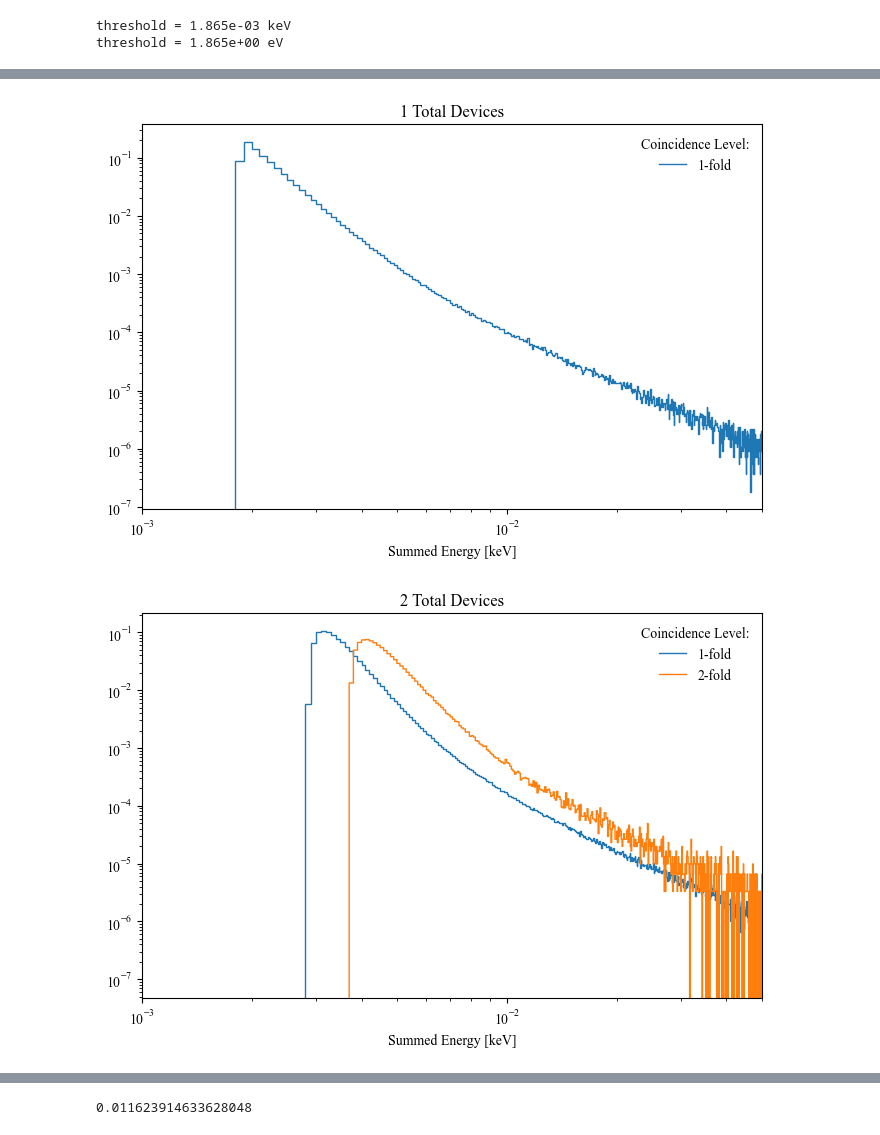
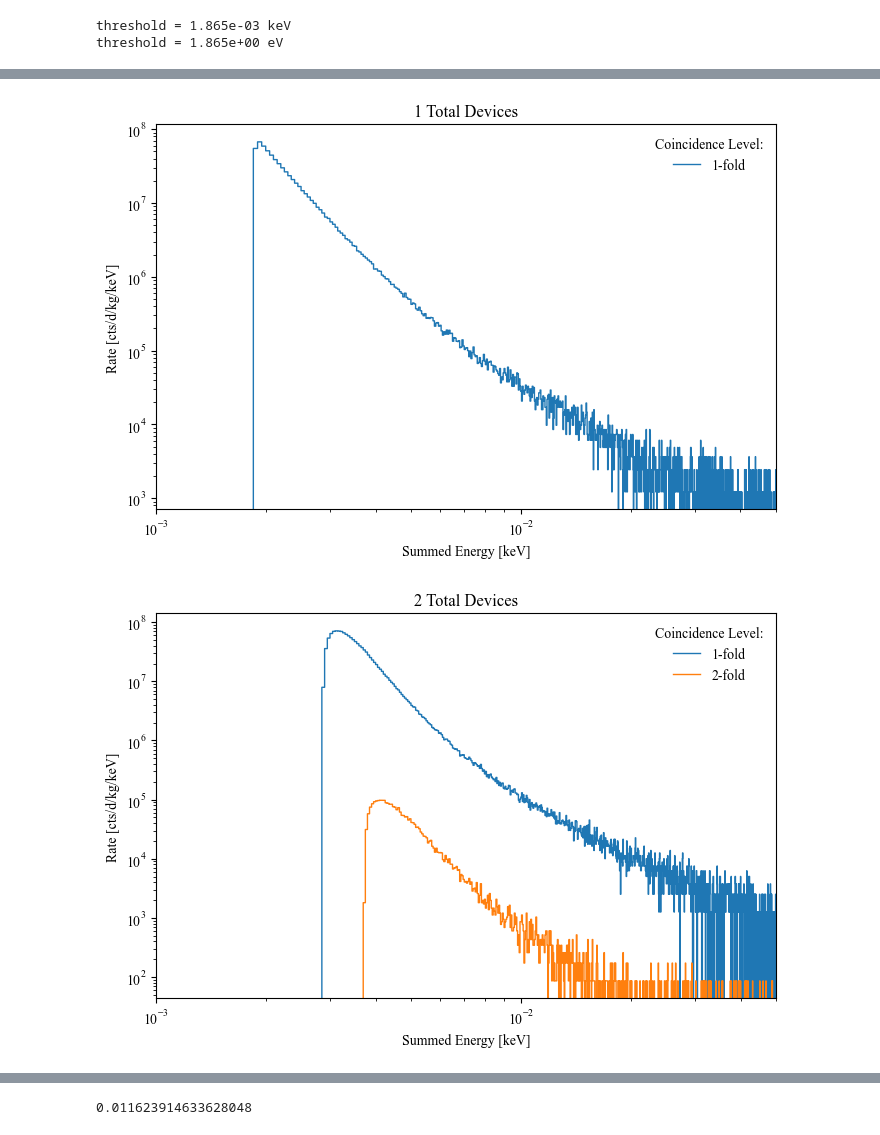
Before and after one commit to spice-herald/DarkLim, a Jupyter notebook: examples/generate_lee_templates_powerlaw.ipynb, the cells around one changed output, grey strips where cells are left out. Cells and saved outputs as stored; diff of their text form; code cells hidden in the pictures.

Commit message:
templates now being saved

```diff
--- a/examples/generate_lee_templates_powerlaw.ipynb
+++ b/examples/generate_lee_templates_powerlaw.ipynb
@@ -53,17 +54,25 @@ plt.savefig('./pretty_plots/erlang.png',facecolor='white',bbox_inches='tight')
 [figure]
 # %%
 # generate ntoys
-
 
 def power_bkgd(x,amplitude,abs_power):
     return amplitude * x**(-1*abs_power)
 pdf = lambda x: power_bkgd(x,1.4e-8, 5.77)+power_bkgd(x,0.107, 2.72)
 
+def pdf_integral(pdf,e_low,e_high,npts):
+    '''
+    assumes 'pdf' is a lambda function
+    '''
+    en_interp = np.geomspace(e_low,e_high, num=npts)
+    return np.trapz( pdf(en_interp), x=en_interp)
+
+w = 100e-6 # coincidence window in seconds
+
 energy_res = 0.373e-3 # energy resolution in keV
 nsigma = 5
 threshold = nsigma*energy_res
 
-e_low = 1e-4 #keV
+e_low = 1e-3 #keV
 e_high = 5 #keV
 npts = 100000
 
@@ -75,19 +88,18 @@ threshold = 1.865e+00 eV
 # %%
 # generate toys from m devices with n-fold coincidence
 
+save = True
 show_plot = True
 var_threshold = True
 per_device_threshold = 0.
 #devices = np.array([1,2,3,4])
 
-ntoys = 100000000
-devices = np.array([1,2,3,4])
+ntoys = 10000000
+devices = np.array([1,2])
 
 #summed_energy = {}
 
 for i,m in enumerate(devices): # loop over total number of devices
-    #if m>3:
-    #    ntoys *= 10
     if show_plot:
         fig, ax = plt.subplots(1,figsize=(8,5))
     print('')
@@ -118,10 +130,27 @@ for i,m in enumerate(devices): # loop over total number of devices
         keepers = summed_energy[n_over>=c] # summed energy of evts which satisfy coincidence requirement
         print(100.*(len(keepers)/ntoys),'% of evts survive coincidence requirement')
 
+        # get rate above device threshold in single device:
+        rate = pdf_integral(pdf,per_device_threshold,e_high,npts)/24/3600 # need in counts/s/kg
+        print('Rate from {:.4f} to {:.4f} keV = {:.2e} evts/d/kg'.format(per_device_threshold,e_high,rate*3600*24))
+
+        # pileup rate:
+        term1 = special.factorial(m)/special.factorial(m-c)
+        term2 = rate**c * w**(c-1)
+        pile_up_rate = term1*term2*3600*24
+        print('{}-fold pileup rate = {:.2e} evts/d/kg'.format(c,pile_up_rate))
+
+
         if show_plot:
             h = Hist1d(keepers,bins=npts,range=(e_low,e_high))
             bw = h.bin_centers[1]-h.bin_centers[0]
-            h.plot(scale_histogram_by=1,lw=1,label='{}-fold'.format(c),normed=True)
+
+            #normalize:
+            h *= pile_up_rate/np.sum(h.histogram)
+            h *= 1/bw
+
+            h.plot(lw=1,label='{}-fold'.format(c))
+            #h.plot(scale_histogram_by=1,lw=1,label='{}-fold'.format(c),normed=True)
             #h.plot(scale_histogram_by=1/bw,lw=1,label='{}-fold MC w/threshold'.format(c),normed=True)
 
             #x = np.geomspace(e_low,e_high,10000)
@@ -137,6 +166,14 @@ for i,m in enumerate(devices): # loop over total number of devices
             ax.legend(loc='upper right', title='Coincidence Level:', frameon=False,ncol=1)
             #ax.legend(loc='upper right', title='{:0.1e} keV threshold in each device'.format(threshold),ncol=2)
             ax.set_xlabel('Summed Energy [keV]')
+            ax.set_ylabel('Rate [cts/d/kg/keV]')
+
+            print('hist rate check: {}'.format( np.sum(h.histogram) ))
+
+            if save:
+                outname = './LEE_templates/LEE_bkg_{:d}device_{:d}fold_{:0.0f}mus.txt'.format(m,c,w/1e-6)
+                tot = np.column_stack( (h.bin_centers, h.histogram) )
+                np.savetxt(outname,tot,fmt=['%.5e','%0.5e'] ,delimiter=' ', header='energy[keV] evts/day/keV/kg')
 
 print('done.')# generate toys from m devices with n-fold coincidence
 # %% [output]
@@ -159,3 +196,3 @@ Total energy threshold = 2.973 eV
 done.
-[figure, old version]
+[figure, new version]
-[figure, old version]
+[figure, new version]
```
Also changed, not shown: parts of 3 cells of this notebook.
